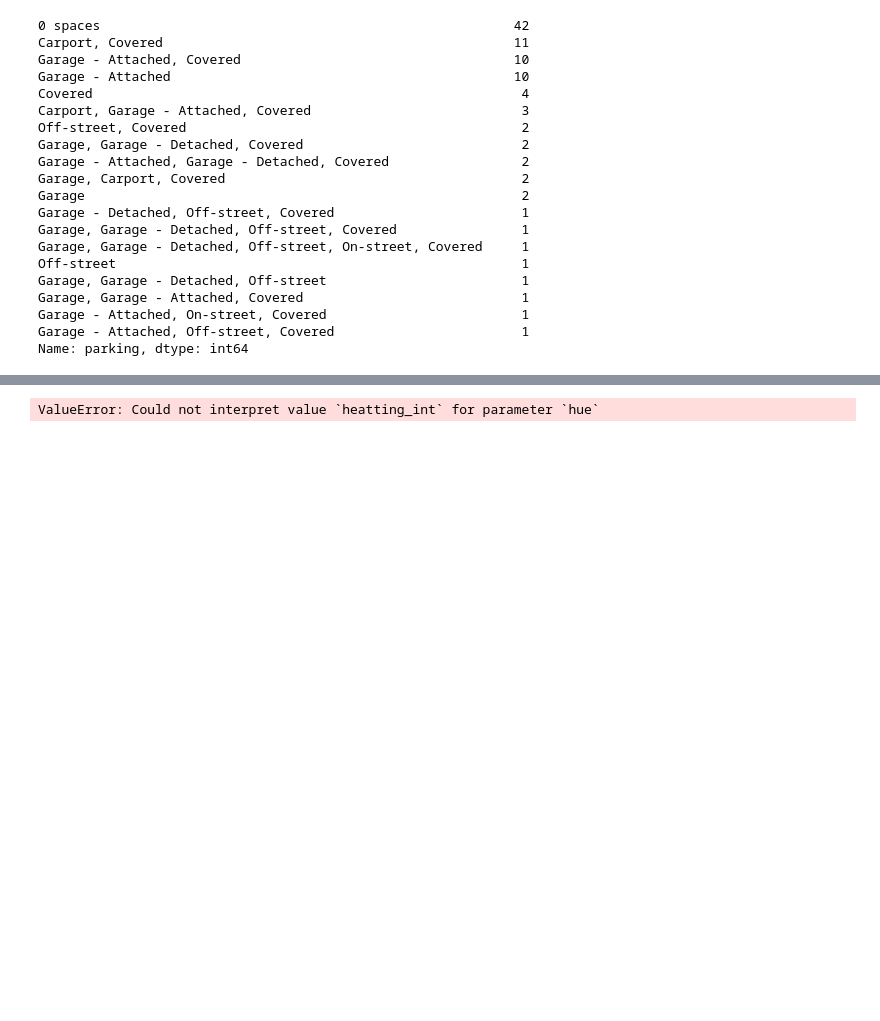
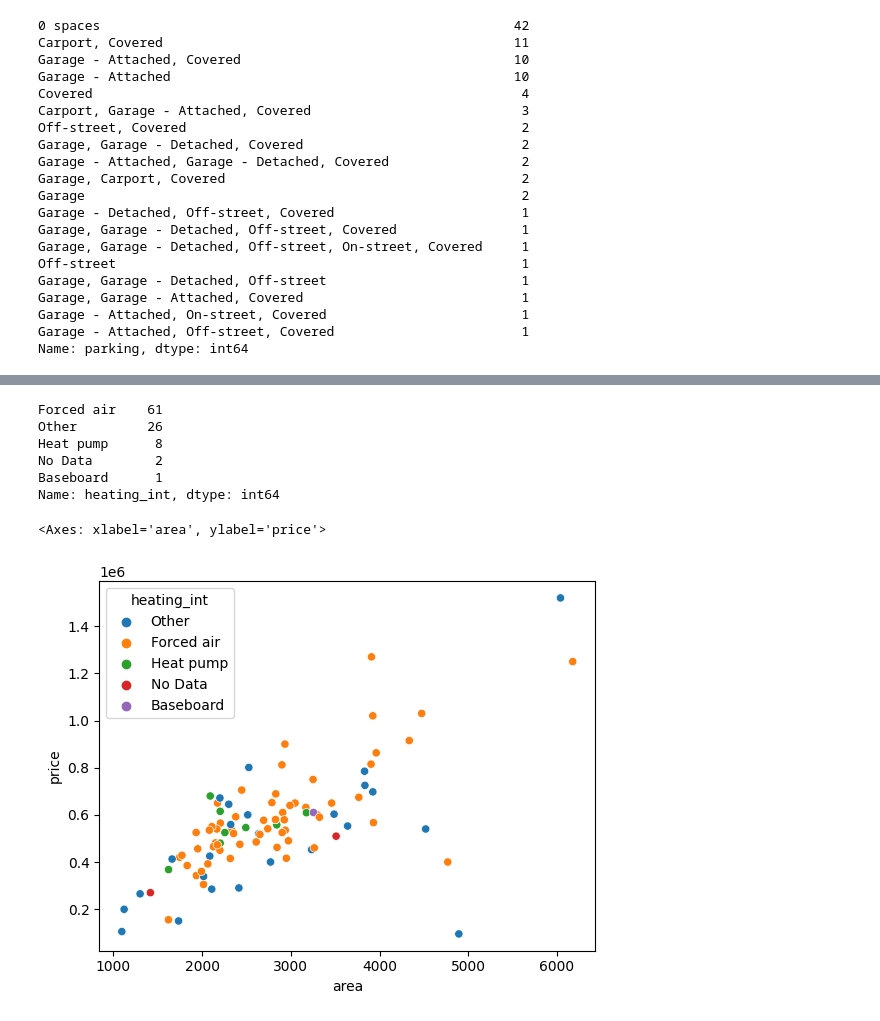
Before and after one commit to Edumacassi/curso_analisis_datos-main, a Jupyter notebook: m6-ml/2.regresion/4.Regresion_pipeline.ipynb, the cells around one changed output, grey strips where cells are left out. Saved outputs shown, nothing was run; the diff lists cells and outputs as text; code cells hidden in the pictures; blank space fills up the shorter version.

```diff
--- a/m6-ml/2.regresion/4.Regresion_pipeline.ipynb
+++ b/m6-ml/2.regresion/4.Regresion_pipeline.ipynb
@@ -236,7 +253,31 @@ TypeError: object of type 'float' has no len()
+# %%
+def classify_heating(heating):
+
+    # if 'No Data' in heating:
+    #     return 'No Data'
+    # elif 'Other' == heating:
+    #     return 'Other'
+    # elif ',' in heating:
+    #     return 'Mixed'
+    # else:
+    #     return 'Other'
+
+    return heating.split(',')[0]
+
+df['heating_int'] = df['heating'].apply(classify_heating)
+df['heating_int'].value_counts()
+# %% [output]
+Forced air    61
+Other         26
+Heat pump      8
+No Data        2
+Baseboard      1
+Name: heating_int, dtype: int64
 # %%
-e   qns.scatterplot(data=df, x= 'area', y='price', hue='heatting_int', palette='coolwarm')
+sns.scatterplot(data=df, x='area', y='price', hue='heating_int')
 # %% [output]
-ValueError: Could not interpret value `heatting_int` for parameter `hue`
+<Axes: xlabel='area', ylabel='price'>
+[figure, added]
 # %%
 df['heating'].value_counts()
 # %% [output]
```
Also changed, not shown: parts of 57 cells of this notebook, 2 other files.
